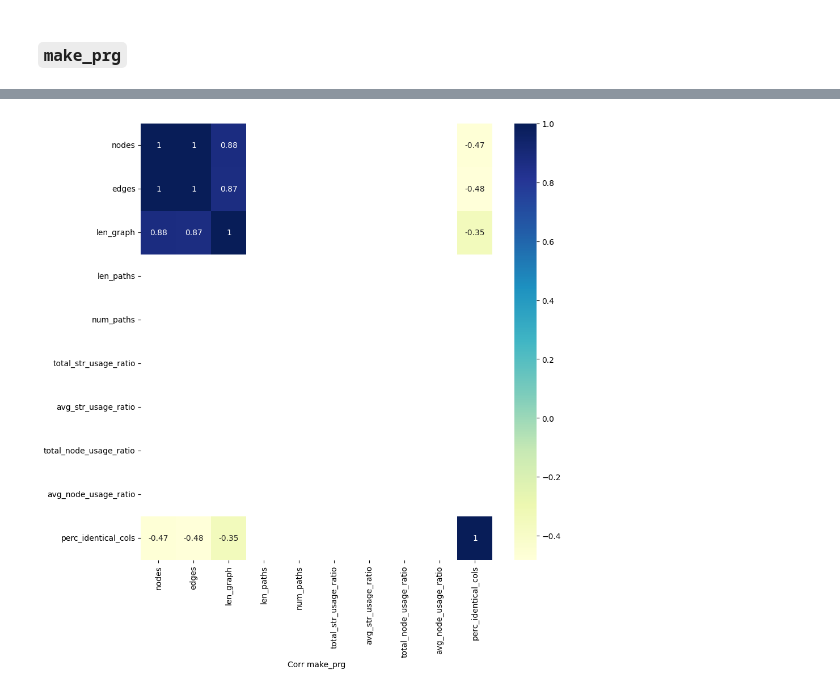
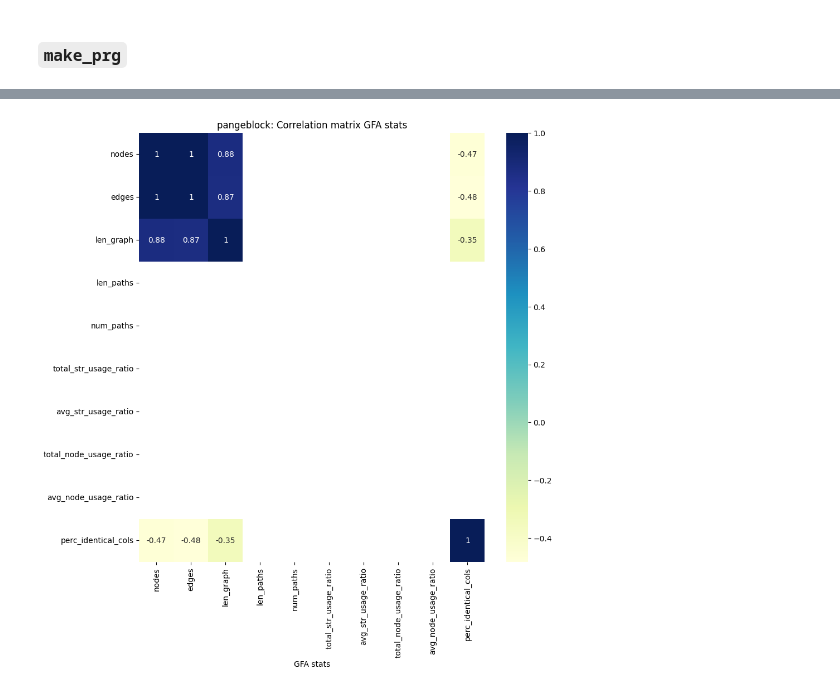
Before and after one commit to AlgoLab/pangeblocks, a Jupyter notebook: notebooks/gfa-stats.ipynb, the cells around one changed output, grey strips where cells are left out. Cells and saved outputs as stored; diff of their text form; code cells hidden in the pictures.

```diff
--- a/notebooks/gfa-stats.ipynb
+++ b/notebooks/gfa-stats.ipynb
@@ -120,0 +115,5 @@ class GFAStats:
+# %%
+# params
+path_pb = "../output-100msas/gfa-unchop/"
+path_mprg = "../output-100msas/output-pandora/"
+path_stats_msas = "../output-100msas/analysis-msa/stats_msas.tsv"
@@ -120,0 +122,4 @@ class GFAStats:
+# %%
+stats_msas = pd.read_csv(path_stats_msas, sep="\t", index_col=False)
+stats_msas["name_msa"] = stats_msas["path_msa"].apply(lambda p: Path(p).stem)
+stats_msas
@@ -121,6 +140,2 @@ class GFAStats:
 # %% [markdown]
 ## Pangeblocks
-# %%
-stats_msas = pd.read_csv("../output-100msas/analysis-msa/stats_msas.tsv", sep="\t", index_col=False)
-stats_msas["name_msa"] = stats_msas["path_msa"].apply(lambda p: Path(p).stem)
-stats_msas
@@ -231,0 +243,3 @@ plt.show()
+# %%
+mprg_corr = stats_mprg_merged.corr()
+mprg_corr
@@ -232,7 +258,8 @@ plt.show()
 # %%
 plt.figure(figsize=(10,10))
-sns.heatmap(stats_mprg_merged.corr(), annot=True, cmap=plt.cm.YlGnBu)
-plt.xlabel('Corr make_prg')
+ax = sns.heatmap(mprg_corr, annot=True, cmap=plt.cm.YlGnBu)
+plt.xlabel('GFA stats')
+ax.set(title="pangeblock: Correlation matrix GFA stats")
 plt.show()
 # %% [output]
-[figure, old version]
+[figure, new version]
```
Also changed, not shown: parts of 20 cells of this notebook, 3 other files.
